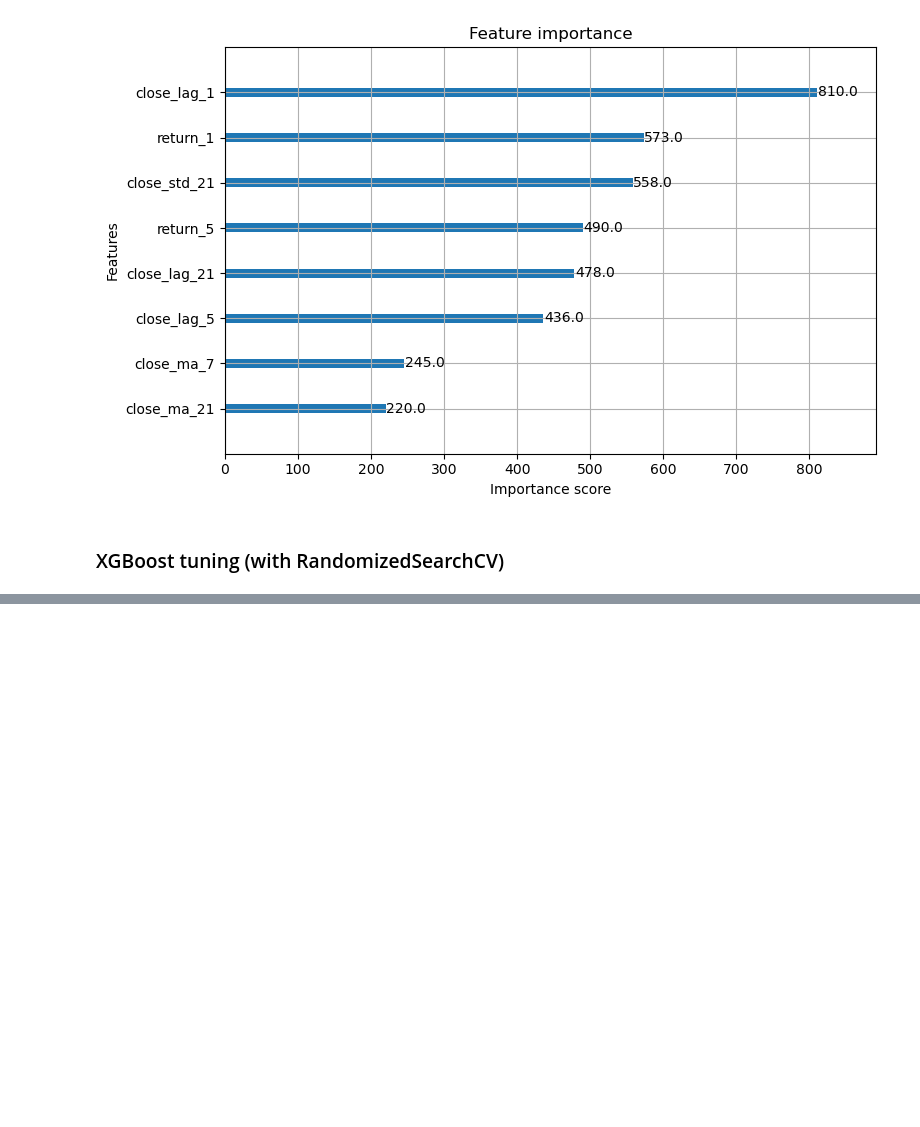
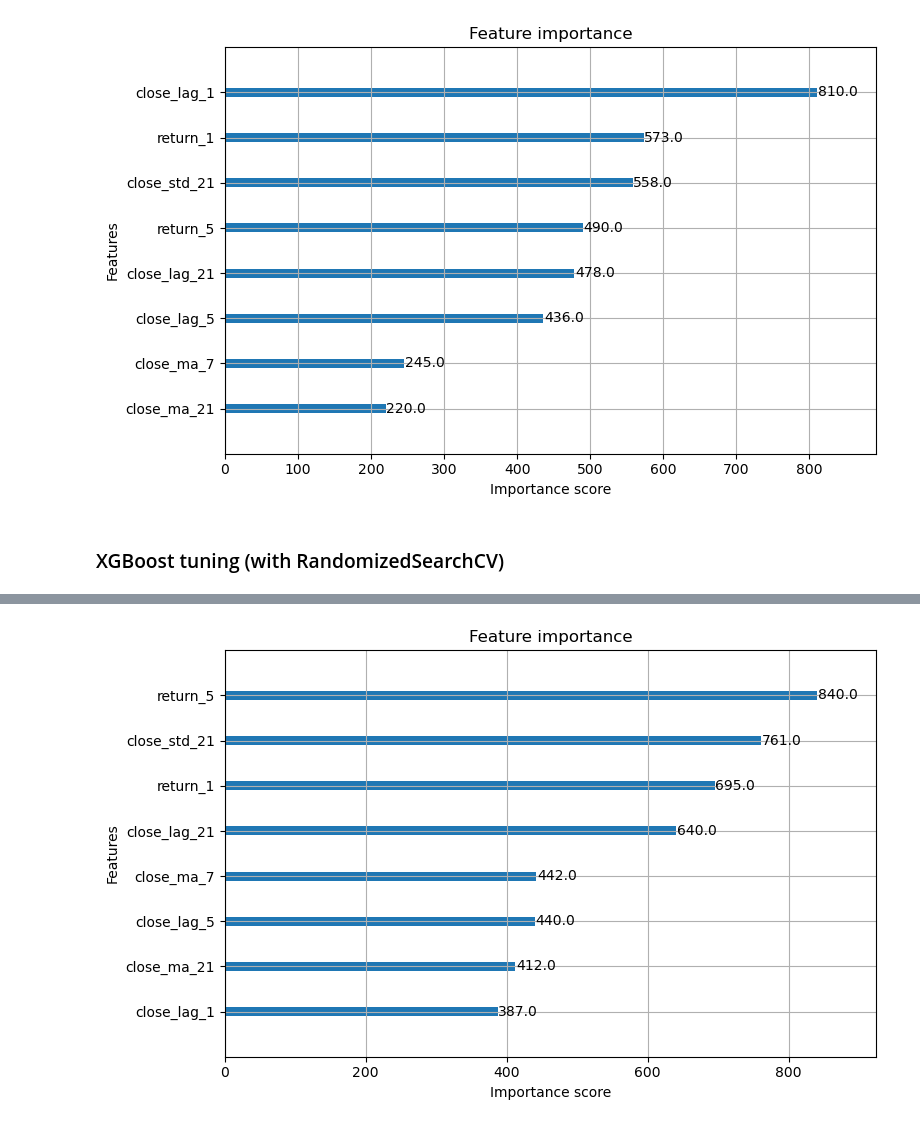
Before and after one commit to Handras18/Time-Series-Forecasting, a Jupyter notebook: 03_modeling.ipynb, the cells around one changed output, grey strips where cells are left out. Cells and saved outputs as stored; diff of their text form; code cells hidden in the pictures; blank space fills up the shorter version.

```diff
--- a/03_modeling.ipynb
+++ b/03_modeling.ipynb
@@ -265,0 +449,8 @@ plt.show()
+# %%
+fig, ax = plt.subplots(figsize=(8, 5))
+plot_importance(xgb_test_model, max_num_features=10, ax=ax,importance_type='weight')
+plt.title('Feature importance')
+plt.tight_layout()
+plt.show()
+# %% [output]
+[figure, added]
```
Also changed, not shown: parts of 29 cells of this notebook.
